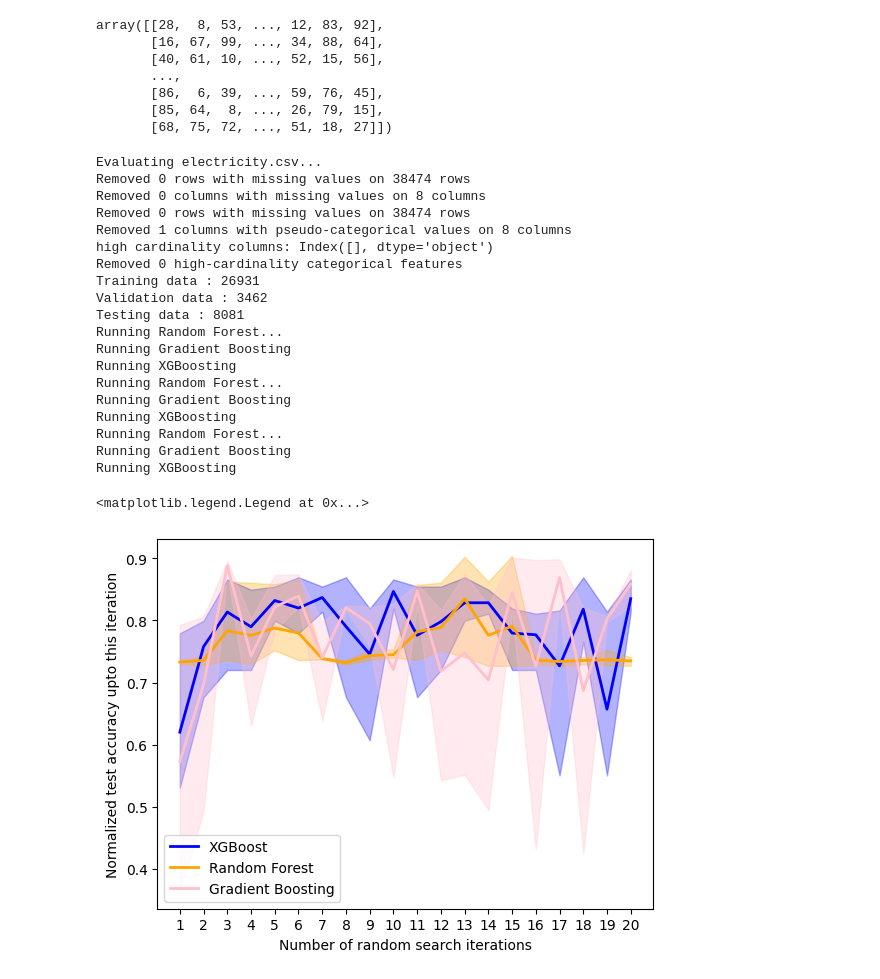
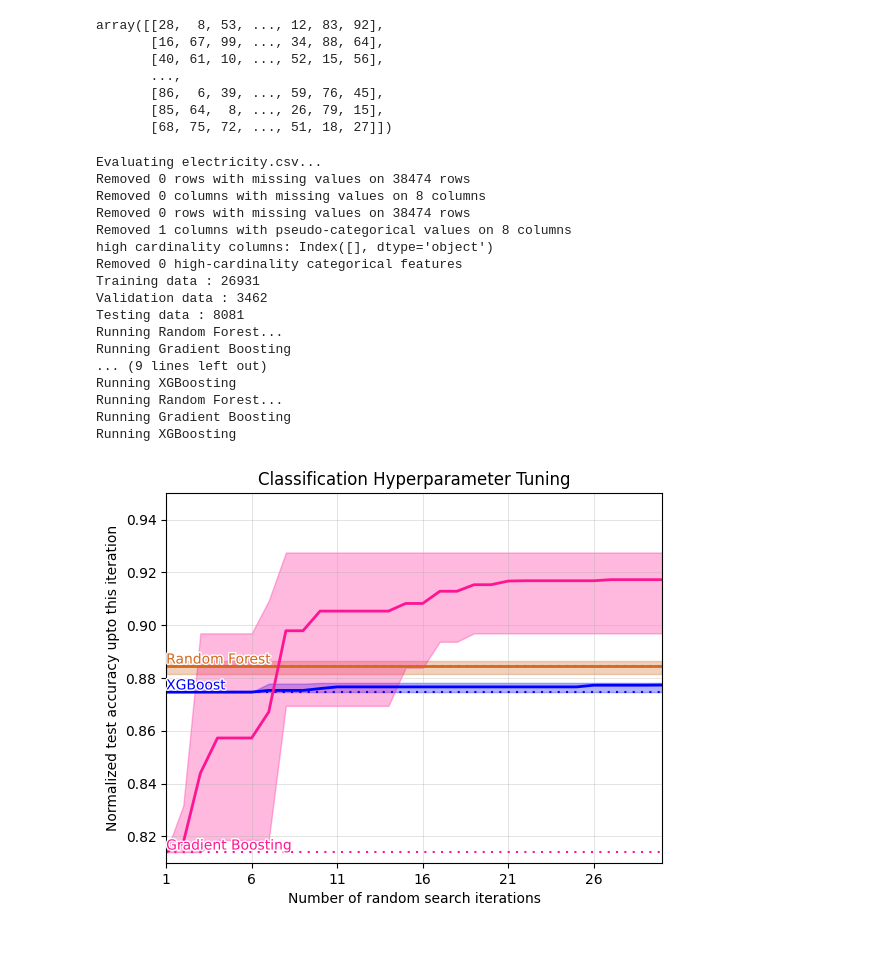
Before and after one commit to BUSY-LOOPING/Tech-Troopers, a Jupyter notebook: Dhruv/TreeVsNeuralNets.ipynb, the cells around one changed output. Drawn from its saved outputs; the diff is of its cells as text; code cells hidden in the pictures; blank space fills up the shorter version.

Commit message:
dhruv:corrected plot

```diff
--- a/Dhruv/TreeVsNeuralNets.ipynb
+++ b/Dhruv/TreeVsNeuralNets.ipynb
@@ -214,8 +215,8 @@ if not os.path.exists('xgboost-results') :
     os.makedirs('xgboost-results')
 
 np.random.seed(42)
-n_iterations = 20
-n_shuffles = 3
+n_iterations = 30
+n_shuffles = 5
 random_shuffle_indices = np.array([np.random.permutation(n_iterations) for _ in range(n_shuffles)])
 
 clf_cat_random_forest_scores = np.zeros((n_shuffles, n_iterations))
@@ -281,8 +282,13 @@ for dataset_idx, dataset in enumerate(clf_cat) :
 
         # Define the objective function
         def objective_function(trial_index):
-            hyperparameters = random_forest_hpt_samples[trial_index]
-            model = RandomForestClassifier(**hyperparameters)
+            global iter_idx
+            if iter_idx == 0 : #default
+                model = RandomForestClassifier()
+            else :
+                hyperparameters = random_forest_hpt_samples[trial_index]
+                model = RandomForestClassifier(**hyperparameters)
+            iter_idx += 1
             model.fit(X_train, y_train)
             y_predict = model.predict(X_val)
             score = -accuracy_score(y_val, y_predict)
@@ -297,6 +303,7 @@ for dataset_idx, dataset in enumerate(clf_cat) :
         trial_index_space = hp.choice('index', range(n_iterations))
 
         # Use hyperopt to optimize the objective function
+        iter_idx = 0
         trials = Trials()
         best_trial = fmin(wrapped_objective_function, {'index': trial_index_space}, algo=tpe.suggest, max_evals=n_iterations, trials=trials)
 
@@ -314,13 +321,19 @@ for dataset_idx, dataset in enumerate(clf_cat) :
         print('Running Gradient Boosting')
 
         def objective_function(trial_index):
-            hyperparameters = gradient_boosting_hpt_samples[trial_index]
-            model = GradientBoostingClassifier(**hyperparameters)
+            global iter_idx
+            if iter_idx == 0 :
+                model = GradientBoostingClassifier()
+            else :
+                hyperparameters = gradient_boosting_hpt_samples[trial_index]
+                model = GradientBoostingClassifier(**hyperparameters)
+            iter_idx += 1
             model.fit(X_train, y_train)
             y_predict = model.predict(X_val)
             score = -accuracy_score(y_val, y_predict)
             return score
 
+        iter_idx = 0
         trials = Trials()
         best_trial = fmin(wrapped_objective_function, {'index': trial_index_space}, algo=tpe.suggest, max_evals=n_iterations, trials=trials)
 
@@ -339,13 +352,19 @@ for dataset_idx, dataset in enumerate(clf_cat) :
         print('Running XGBoosting')
 
         def objective_function(trial_index):
-            hyperparameters = gradient_boosting_hpt_samples[trial_index]
-            model = XGBClassifier(**hyperparameters)
+            global iter_idx
+            if iter_idx == 0 :
+                model = XGBClassifier()
+            else :
+                hyperparameters = gradient_boosting_hpt_samples[trial_index]
+                model = XGBClassifier(**hyperparameters)
+            iter_idx += 1
             model.fit(X_train, y_train)
             y_predict = model.predict(X_val)
             score = -accuracy_score(y_val, y_predict)
             return score
 
+        iter_idx = 0
         trials = Trials()
         best_trial = fmin(wrapped_objective_function, {'index': trial_index_space}, algo=tpe.suggest, max_evals=n_iterations, trials=trials)
 
@@ -371,28 +390,45 @@ Validation data : 3462
 Testing data : 8081
 Running Random Forest...
 Running Gradient Boosting
+... (9 lines left out)
 Running XGBoosting
 Running Random Forest...
 Running Gradient Boosting
 Running XGBoosting
-Running Random Forest...
-Running Gradient Boosting
-Running XGBoosting
 # %%
 x = range(1, n_iterations+1)
-plt.plot(x, clf_cat_xgboost_scores.mean(axis=0), label='XGBoost', color='blue', linewidth=2)
-plt.plot(x, clf_cat_random_forest_scores.mean(axis=0), label='Random Forest', color='orange', linewidth=2)
-plt.plot(x, clf_cat_gradient_boosting_scores.mean(axis=0), label='Gradient Boosting', color='pink', linewidth=2)
 
-plt.fill_between(x, clf_cat_xgboost_scores.min(axis=0), clf_cat_xgboost_scores.max(axis=0), color='blue', alpha=0.3)
-plt.fill_between(x, clf_cat_random_forest_scores.min(axis=0), clf_cat_random_forest_scores.max(axis=0), color='orange', alpha=0.3)
-plt.fill_between(x, clf_cat_gradient_boosting_scores.min(axis=0), clf_cat_gradient_boosting_scores.max(axis=0), color='pink', alpha=0.3)
+xgboost_best_values = np.maximum.accumulate(clf_cat_xgboost_scores, axis = 1)
+random_forest_best_values = np.maximum.accumulate(clf_cat_random_forest_scores, axis = 1)
+gradient_boost_best_values = np.maximum.accumulate(clf_cat_gradient_boosting_scores, axis = 1)
+
+plt.axhline(y=clf_cat_xgboost_scores[:, 0].mean(), color='blue', linestyle=(0, (1, 3)))
+plt.axhline(y=clf_cat_random_forest_scores[:, 0].mean(), color='chocolate', linestyle=(0, (1, 3)))
+plt.axhline(y=clf_cat_gradient_boosting_scores[:, 0].mean(), color='deeppink', linestyle=(0, (1, 3)))
+
+text = plt.text(1, clf_cat_xgboost_scores[:, 0].mean() + 0.001, f'XGBoost', color='blue')
+text.set_path_effects([path_effects.withStroke(linewidth=2, foreground='white')])
+text = plt.text(1, clf_cat_random_forest_scores[:, 0].mean() + 0.001, f'Random Forest', color='chocolate')
+text.set_path_effects([path_effects.withStroke(linewidth=2, foreground='white')])
+text = plt.text(1, clf_cat_gradient_boosting_scores[:, 0].mean() + 0.001, f'Gradient Boosting', color='deeppink')
+text.set_path_effects([path_effects.withStroke(linewidth=2, foreground='white')])
+
+plt.plot(x, xgboost_best_values.mean(axis=0), label='XGBoost', color='blue', linewidth=2)
+plt.plot(x, random_forest_best_values.mean(axis=0), label='Random Forest', color='chocolate', linewidth=2)
+plt.plot(x, gradient_boost_best_values.mean(axis=0), label='Gradient Boosting', color='deeppink', linewidth=2)
+
+plt.fill_between(x, xgboost_best_values.min(axis=0), xgboost_best_values.max(axis=0), color='blue', alpha=0.3)
+plt.fill_between(x, random_forest_best_values.min(axis=0), random_forest_best_values.max(axis=0), color='chocolate', alpha=0.3)
+plt.fill_between(x, gradient_boost_best_values.min(axis=0), gradient_boost_best_values.max(axis=0), color='deeppink', alpha=0.3)
 
 plt.xticks(x)
+plt.ylim(0.81, 0.95)
+plt.xlim(1, n_iterations)
+
 plt.ylabel('Normalized test accuracy upto this iteration')
 plt.xlabel('Number of random search iterations')
-plt.legend()
-# plt.grid()
+plt.xticks(range(1, 31, 5))
+plt.title('Classification Hyperparameter Tuning')
+plt.grid(True, which='both', linewidth=0.5, alpha=0.5)
 # %% [output]
-<matplotlib.legend.Legend at 0x...>
-[figure, old version]
+[figure, new version]
```
Also changed, not shown: parts of 2 cells of this notebook, 16 other files.
